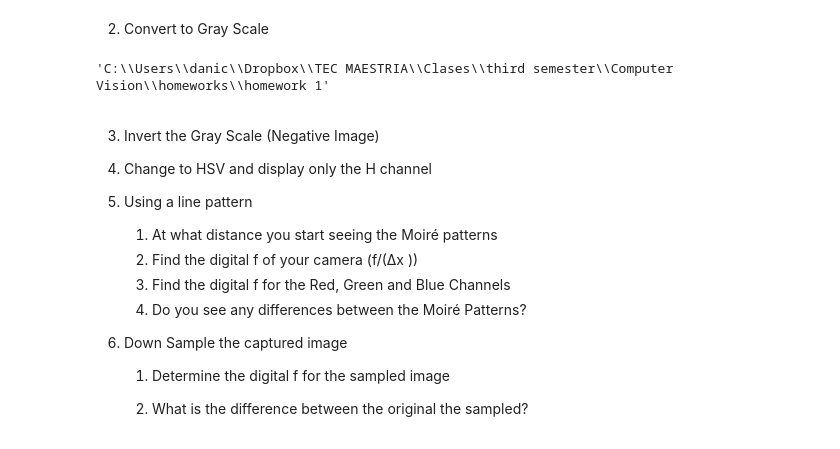
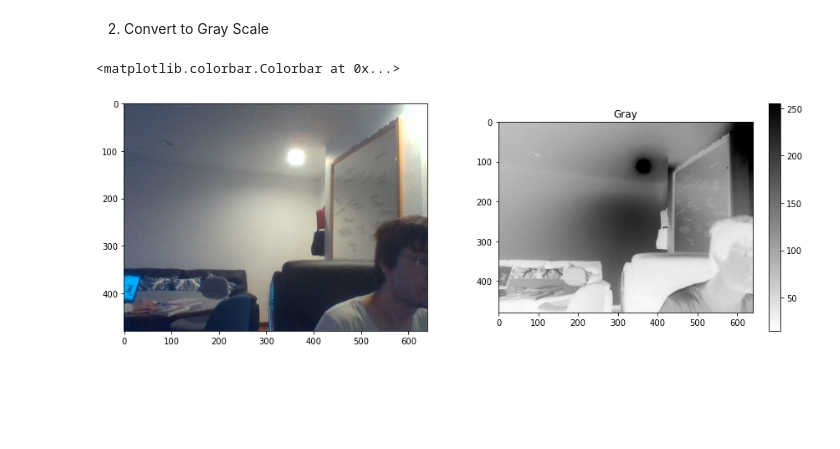
Before and after one commit to DanielVelaJ/CV_Tec_Course, a Jupyter notebook: HW_1/HW1_CV.ipynb, the cells around one changed output. Drawn from its saved outputs; the diff is of its cells as text; code cells hidden in the pictures; blank space fills up the shorter version.

```diff
--- a/HW_1/HW1_CV.ipynb
+++ b/HW_1/HW1_CV.ipynb
@@ -33,24 +37,12 @@ Escape hit...closing
 # %%
 image = cv2.imread('capture.png')
 gray = cv2.cvtColor(image,cv2.COLOR_BGR2GRAY)
-cv2.imshow('Gray Scale',image)
+fig,axes=plt.subplots(1,2,figsize=(15,5))
+axes[0].imshow(image[:,:,[2,1,0]]) #image channels are reordered
+plt.title('Original')
+map=axes[1].imshow(gray,cmap='binary')
+plt.title('Gray')
+fig.colorbar(map)
+# %% [output]
+<matplotlib.colorbar.Colorbar at 0x...>
+[figure, added]
-# %%
-pwd
-# %% [output]
-'C:\\Users\\danic\\Dropbox\\TEC MAESTRIA\\Clases\\third semester\\Computer Vision\\homeworks\\homework 1'
-# %% [markdown]
-
-3. Invert the Gray Scale (Negative Image)
-
-4. Change to HSV and display only the H channel
-
-5. Using a line pattern
-    1. At what distance you start seeing the Moiré patterns
-    2. Find the digital f of your camera (f/(∆x ))
-    3. Find the digital f for the Red, Green and Blue Channels
-    4. Do you see any differences between the Moiré Patterns?
-
-6. Down Sample the captured image
-    1. Determine the digital f for the sampled image
-
-    2. What is the difference between the original the sampled?
```
Also changed, not shown: parts of 8 cells of this notebook, 2 other files.
